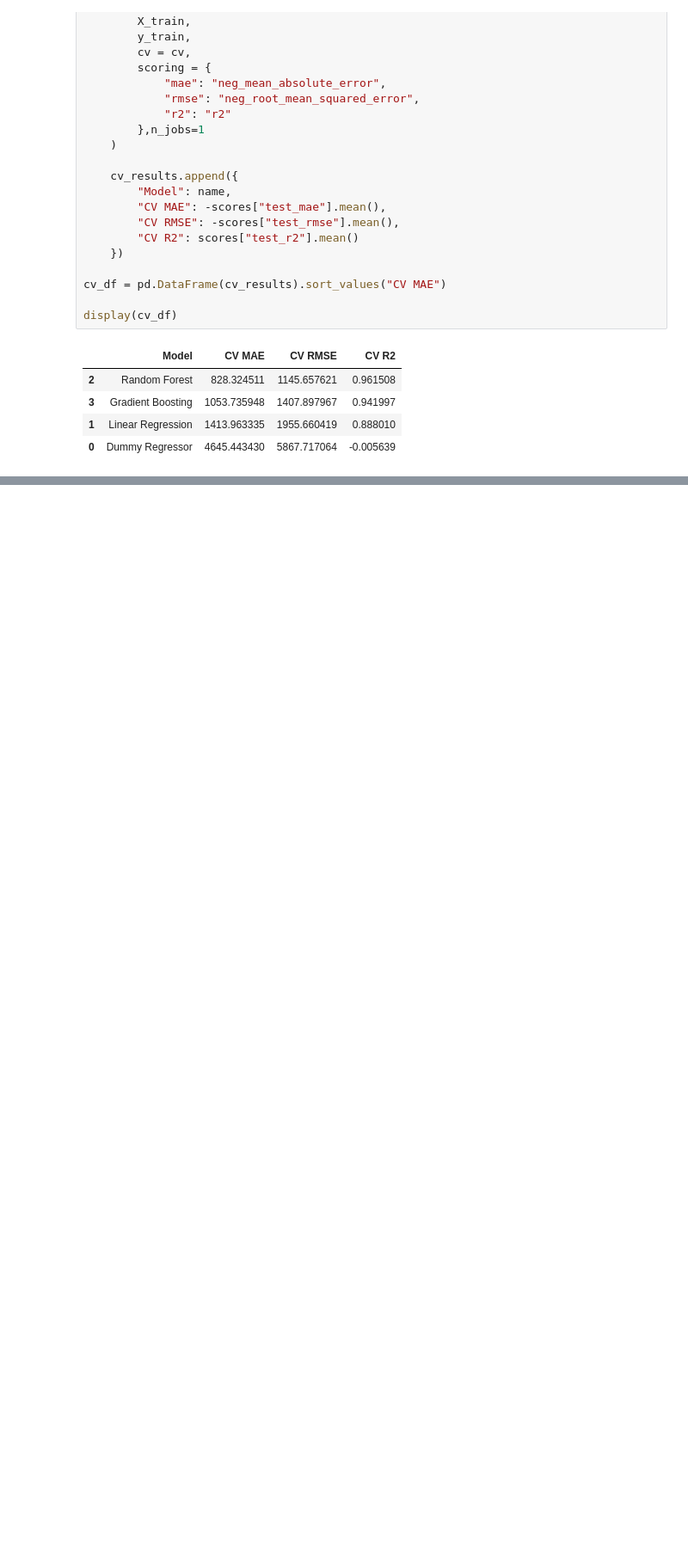
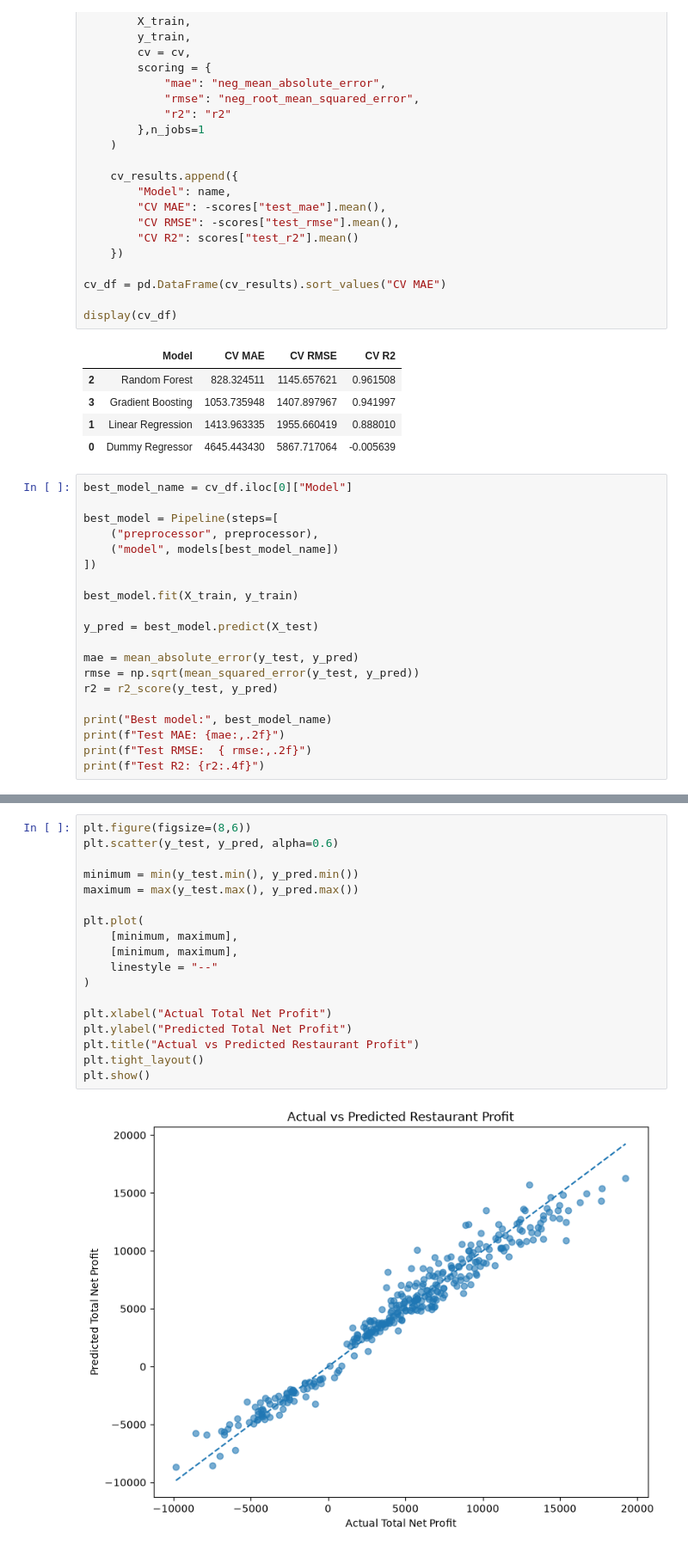
Before and after one commit to shivani1707s/restaurant-profitability-ml, a Jupyter notebook: notebooks/model_evaluation.ipynb, the cells around one changed output, grey strips where cells are left out. Shown at 86% size. Cells and saved outputs as stored; diff of their text form; blank space fills up the shorter version.

Commit message:
Add model evluation and feature impotance analysis

```diff
--- a/notebooks/model_evaluation.ipynb
+++ b/notebooks/model_evaluation.ipynb
@@ -190,3 +191,23 @@ display(cv_df)
 | 3 | Gradient Boosting | 1053.735948 | 1407.897967 | 0.941997 |
 | 1 | Linear Regression | 1413.963335 | 1955.660419 | 0.888010 |
 | 0 | Dummy Regressor | 4645.443430 | 5867.717064 | -0.005639 |
+# %%
+best_model_name = cv_df.iloc[0]["Model"]
+
+best_model = Pipeline(steps=[
+    ("preprocessor", preprocessor),
+    ("model", models[best_model_name])
+])
+
+best_model.fit(X_train, y_train)
+
+y_pred = best_model.predict(X_test)
+
+mae = mean_absolute_error(y_test, y_pred)
+rmse = np.sqrt(mean_squared_error(y_test, y_pred))
+r2 = r2_score(y_test, y_pred)
+
+print("Best model:", best_model_name)
+print(f"Test MAE: {mae:,.2f}")
+print(f"Test RMSE:  { rmse:,.2f}")
+print(f"Test R2: {r2:.4f}")
@@ -192,0 +219,20 @@ display(cv_df)
+# %%
+plt.figure(figsize=(8,6))
+plt.scatter(y_test, y_pred, alpha=0.6)
+
+minimum = min(y_test.min(), y_pred.min())
+maximum = max(y_test.max(), y_pred.max())
+
+plt.plot(
+    [minimum, maximum],
+    [minimum, maximum],
+    linestyle = "--"
+)
+
+plt.xlabel("Actual Total Net Profit")
+plt.ylabel("Predicted Total Net Profit")
+plt.title("Actual vs Predicted Restaurant Profit")
+plt.tight_layout()
+plt.show()
+# %% [output]
+[figure, added]
```
Also changed, not shown: parts of 7 cells of this notebook.
